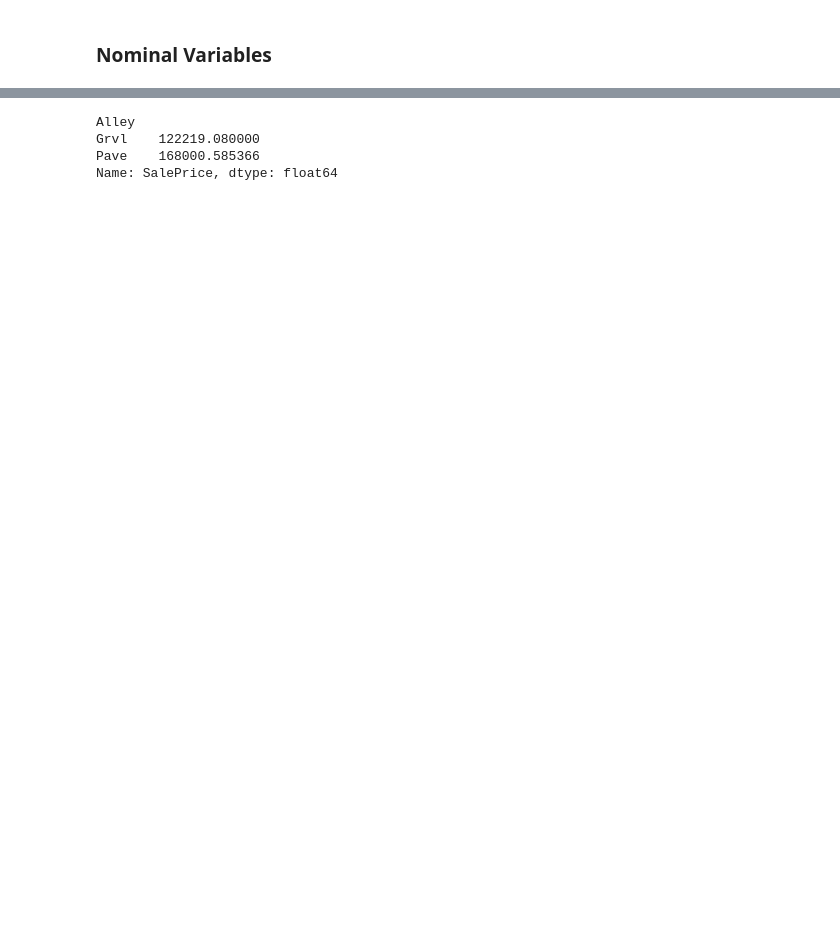
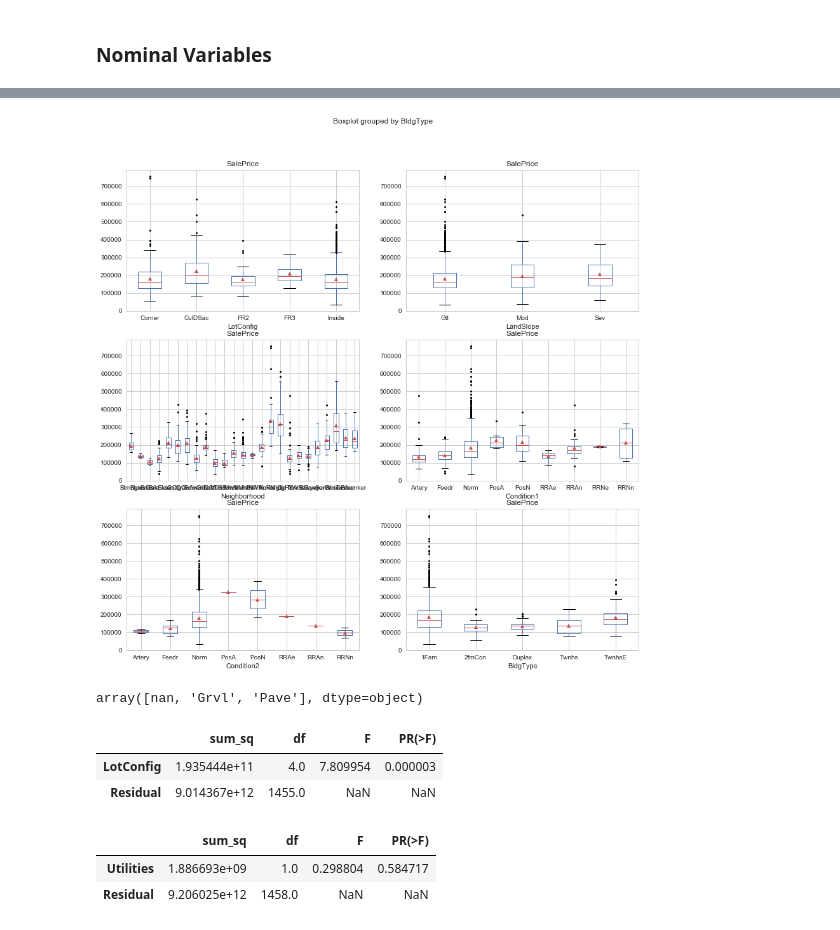
Before and after one commit to indianmoody/data-science-portfolio, a Jupyter notebook: ames_housing_prices/bivariate2.ipynb, the cells around one changed output, grey strips where cells are left out. Drawn from its saved outputs; the diff is of its cells as text; code cells hidden in the pictures; blank space fills up the shorter version.

Commit message:
anova designed for nominal

```diff
--- a/ames_housing_prices/bivariate2.ipynb
+++ b/ames_housing_prices/bivariate2.ipynb
@@ -31,7 +48,10 @@ sns.boxplot(x='Alley', y='SalePrice', data=ames)
+# %%
+fig2, ax2 = plt.subplots(nrows=3, ncols=2, figsize=(14,14))
+for i in range(0,6):
+    ames.boxplot(column='SalePrice',by=list2[i],sym='k.', ax=ax2[i//2,i%2], showmeans=True)
+# %% [output]
+[figure, added]
 # %%
-ames.groupby('Alley').mean()['SalePrice']
+ames['Alley'].unique()
 # %% [output]
-Alley
-Grvl    122219.080000
-Pave    168000.585366
-Name: SalePrice, dtype: float64
+array([nan, 'Grvl', 'Pave'], dtype=object)
@@ -37,0 +63,13 @@ Name: SalePrice, dtype: float64
+# %%
+sm.stats.anova_lm(am_lm, typ=2)
+# %% [output]
+|  | sum_sq | df | F | PR(>F) |
+| LotConfig | 1.935444e+11 | 4.0 | 7.809954 | 0.000003 |
+| Residual | 9.014367e+12 | 1455.0 | NaN | NaN |
+# %%
+am_lm = ols('SalePrice ~ Utilities', data=ames).fit()
+sm.stats.anova_lm(am_lm, typ=2)
+# %% [output]
+|  | sum_sq | df | F | PR(>F) |
+| Utilities | 1.886693e+09 | 1.0 | 0.298804 | 0.584717 |
+| Residual | 9.206025e+12 | 1458.0 | NaN | NaN |
```
Also changed, not shown: parts of 15 cells of this notebook.
